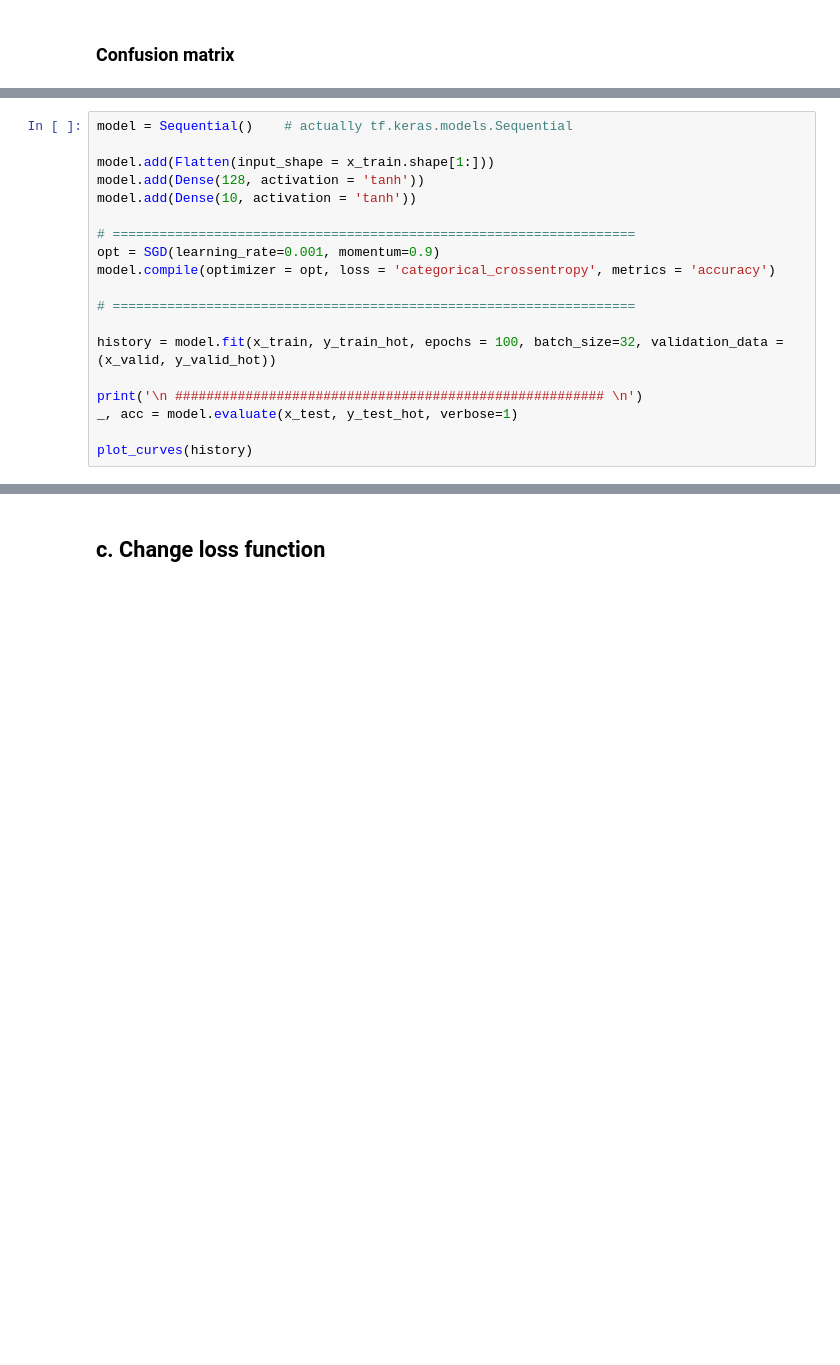
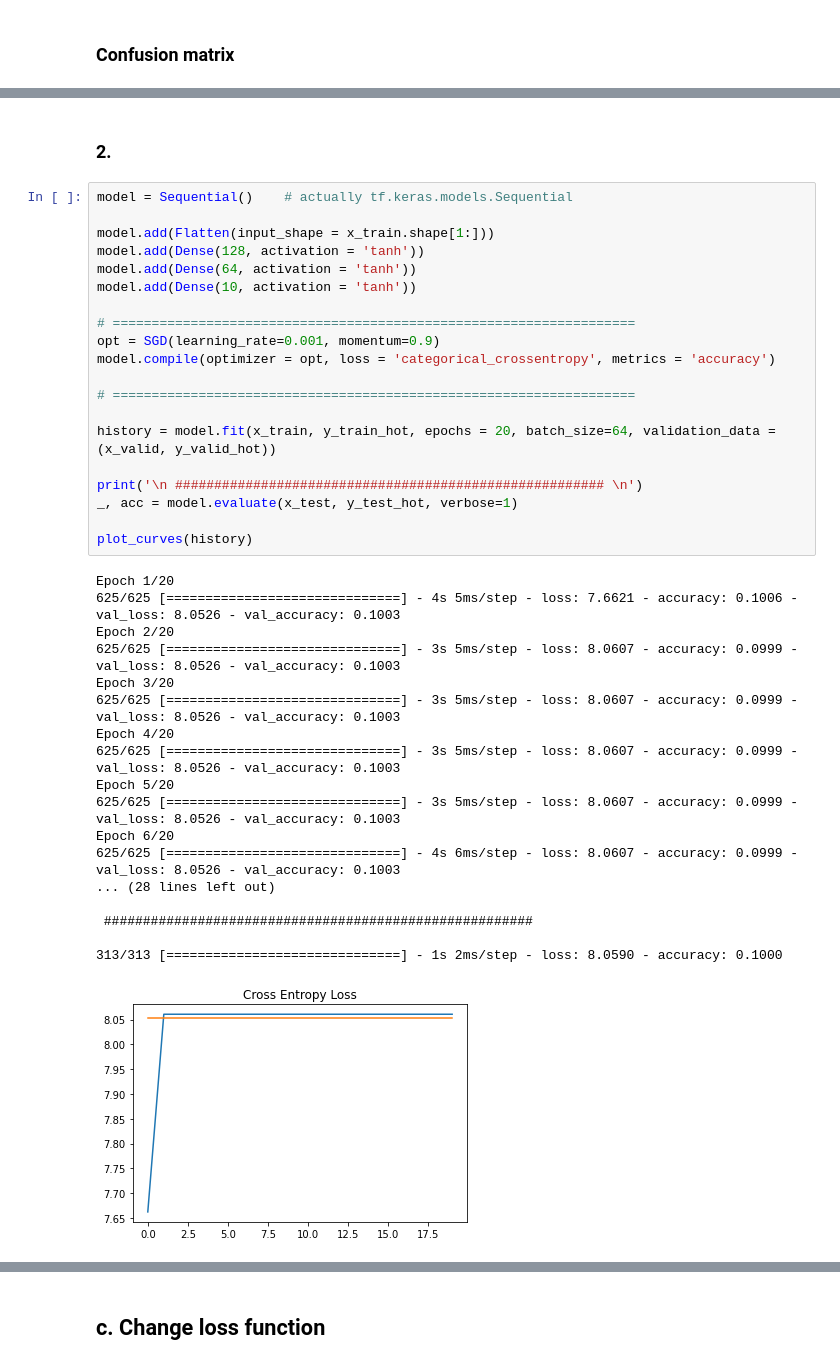
Before and after one commit to milad-s5/DL_HW2, a Jupyter notebook: DL_HW2.ipynb, the cells around one changed output, grey strips where cells are left out. Cells and saved outputs as stored; diff of their text form; blank space fills up the shorter version.

```diff
--- a/DL_HW2.ipynb
+++ b/DL_HW2.ipynb
@@ -396,19 +411,41 @@ Text(0.5, 69.0, 'Predictions')
+# %% [markdown]
+### 2.
 # %%
 model = Sequential()    # actually tf.keras.models.Sequential
 
 model.add(Flatten(input_shape = x_train.shape[1:]))
 model.add(Dense(128, activation = 'tanh'))
+model.add(Dense(64, activation = 'tanh'))
 model.add(Dense(10, activation = 'tanh'))
 
 # ===================================================================
 opt = SGD(learning_rate=0.001, momentum=0.9)
 model.compile(optimizer = opt, loss = 'categorical_crossentropy', metrics = 'accuracy')
 
 # ===================================================================
 
-history = model.fit(x_train, y_train_hot, epochs = 100, batch_size=32, validation_data = (x_valid, y_valid_hot))
+history = model.fit(x_train, y_train_hot, epochs = 20, batch_size=64, validation_data = (x_valid, y_valid_hot))
 
 print('\n ####################################################### \n')
 _, acc = model.evaluate(x_test, y_test_hot, verbose=1)
 
 plot_curves(history)
+# %% [output]
+Epoch 1/20
+625/625 [==============================] - 4s 5ms/step - loss: 7.6621 - accuracy: 0.1006 - val_loss: 8.0526 - val_accuracy: 0.1003
+Epoch 2/20
+625/625 [==============================] - 3s 5ms/step - loss: 8.0607 - accuracy: 0.0999 - val_loss: 8.0526 - val_accuracy: 0.1003
+Epoch 3/20
+625/625 [==============================] - 3s 5ms/step - loss: 8.0607 - accuracy: 0.0999 - val_loss: 8.0526 - val_accuracy: 0.1003
+Epoch 4/20
+625/625 [==============================] - 3s 5ms/step - loss: 8.0607 - accuracy: 0.0999 - val_loss: 8.0526 - val_accuracy: 0.1003
+Epoch 5/20
+625/625 [==============================] - 3s 5ms/step - loss: 8.0607 - accuracy: 0.0999 - val_loss: 8.0526 - val_accuracy: 0.1003
+Epoch 6/20
+625/625 [==============================] - 4s 6ms/step - loss: 8.0607 - accuracy: 0.0999 - val_loss: 8.0526 - val_accuracy: 0.1003
+... (28 lines left out)
+
+ #######################################################
+
+313/313 [==============================] - 1s 2ms/step - loss: 8.0590 - accuracy: 0.1000
+[figure, added]
```
Also changed, not shown: parts of 91 cells of this notebook.
